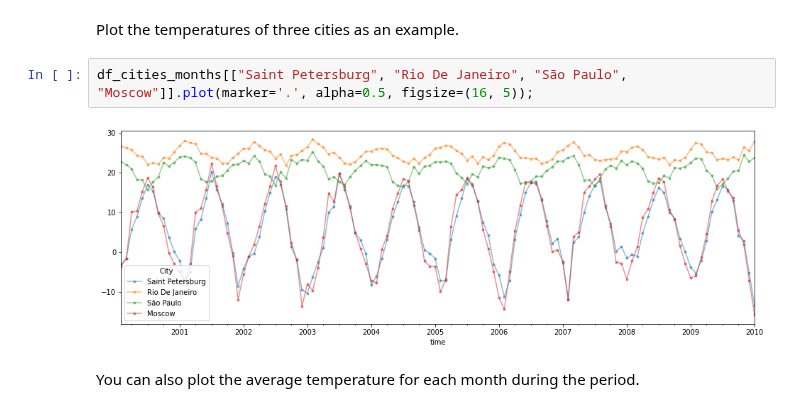
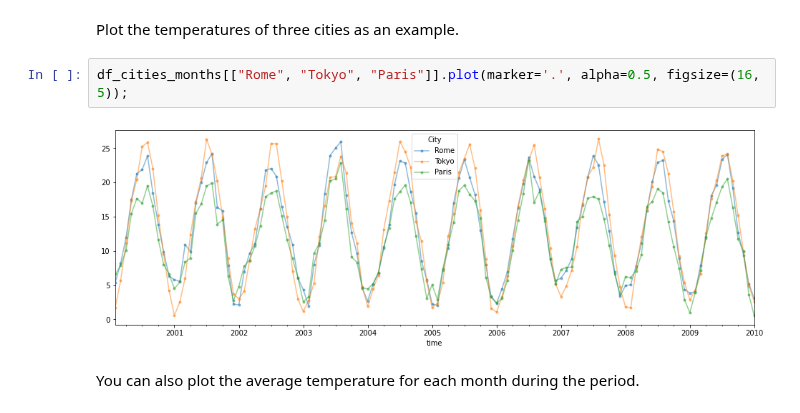
Before and after one commit to nikodallanoce/DataMiningProject, a Jupyter notebook: DM_14_TASK4/DM_14_time_series_analysis.ipynb, the cells around one changed output. Saved outputs shown, nothing was run; the diff lists cells and outputs as text.

```diff
--- a/DM_14_TASK4/DM_14_time_series_analysis.ipynb
+++ b/DM_14_TASK4/DM_14_time_series_analysis.ipynb
@@ -90,9 +84,9 @@ df_cities
 # %% [markdown]
 Plot the temperatures of three cities as an example.
 # %%
-df_cities_months[["Saint Petersburg", "Rio De Janeiro", "São Paulo", "Moscow"]].plot(marker='.', alpha=0.5, figsize=(16, 5));
+df_cities_months[["Rome", "Tokyo", "Paris"]].plot(marker='.', alpha=0.5, figsize=(16, 5));
 # %% [output]
-[figure, old version]
+[figure, new version]
 # %% [markdown]
 You can also plot the average temperature for each month during the period.
 # %%
```
Also changed, not shown: parts of 30 cells of this notebook.
